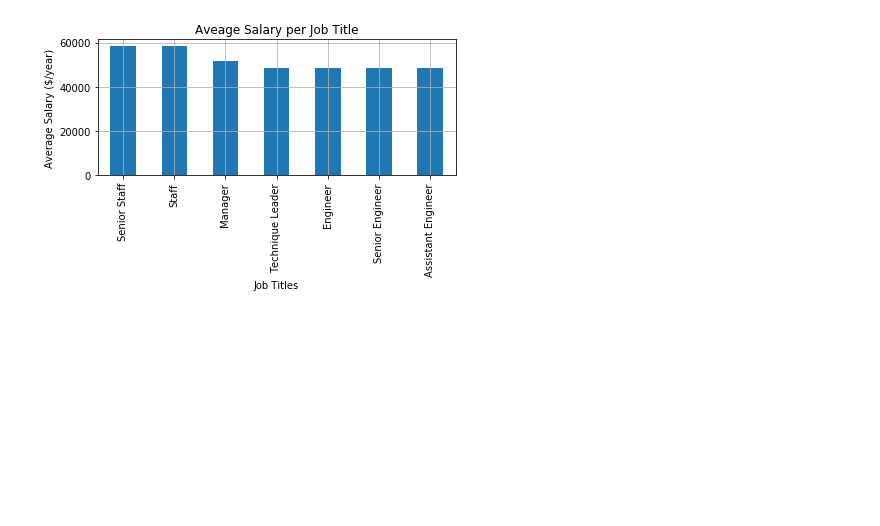
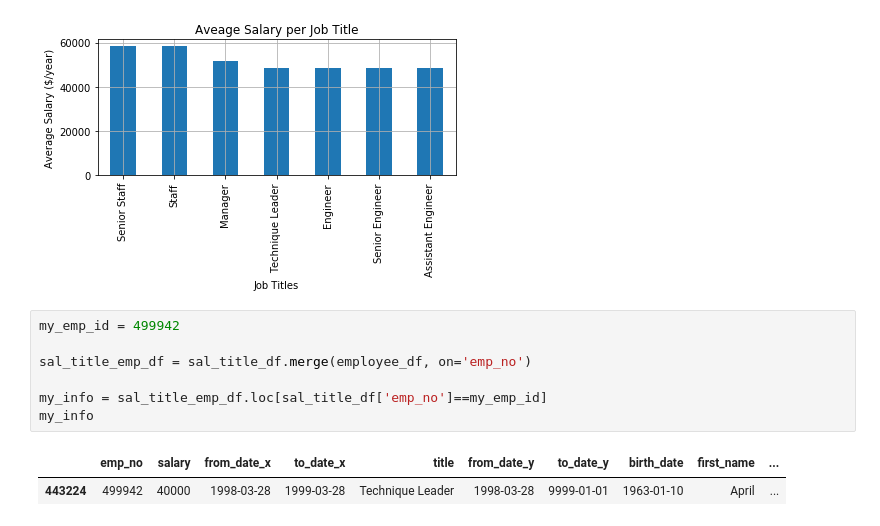
Before and after one commit to abbylemon/spl-challenge, a Jupyter notebook: EmployeeDB_Analysis.ipynb, the cells around one changed output. Cells and saved outputs as stored; diff of their text form; blank space fills up the shorter version.

Commit message:
added my empo_no info from three tables

```diff
--- a/EmployeeDB_Analysis.ipynb
+++ b/EmployeeDB_Analysis.ipynb
@@ -75,3 +75,13 @@ plt.grid()
 plt.show()
 # %% [output]
 [figure]
+# %%
+my_emp_id = 499942
+
+sal_title_emp_df = sal_title_df.merge(employee_df, on='emp_no')
+
+my_info = sal_title_emp_df.loc[sal_title_df['emp_no']==my_emp_id]
+my_info
+# %% [output]
+|  | emp_no | salary | from_date_x | to_date_x | title | from_date_y | to_date_y | birth_date | first_name | ... |
+| 443224 | 499942 | 40000 | 1998-03-28 | 1999-03-28 | Technique Leader | 1998-03-28 | 9999-01-01 | 1963-01-10 | April | ... |
```
